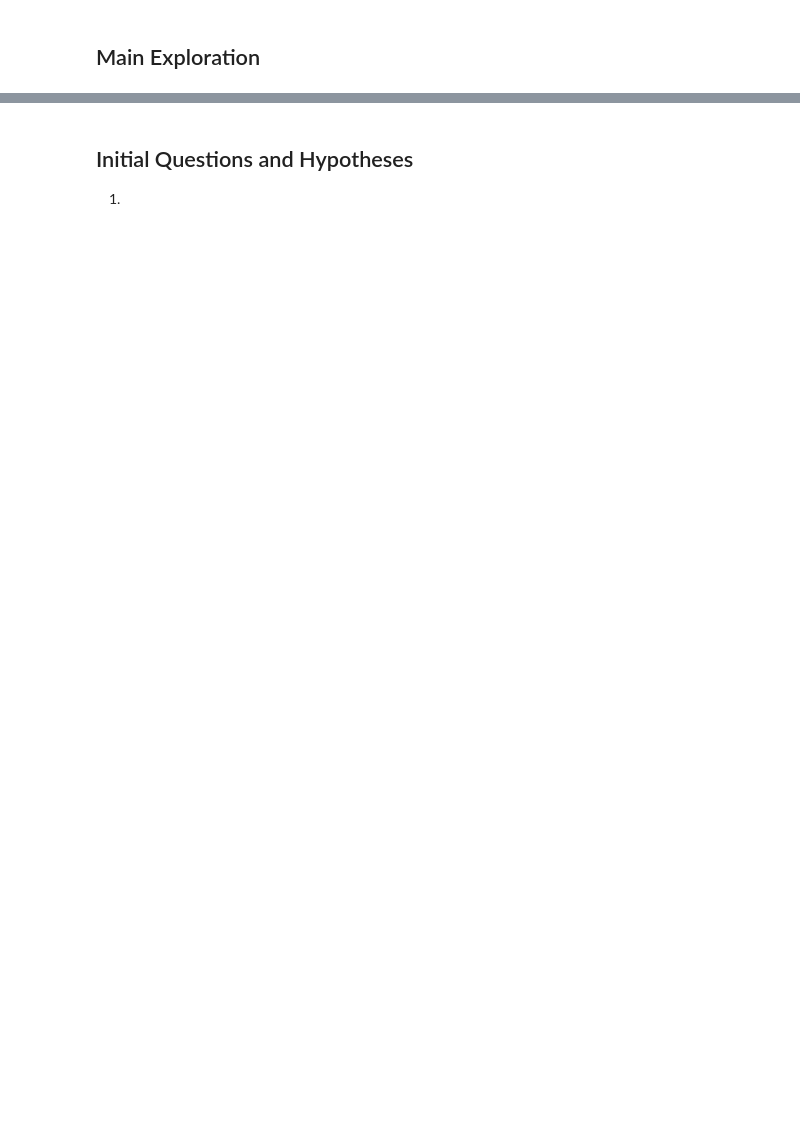
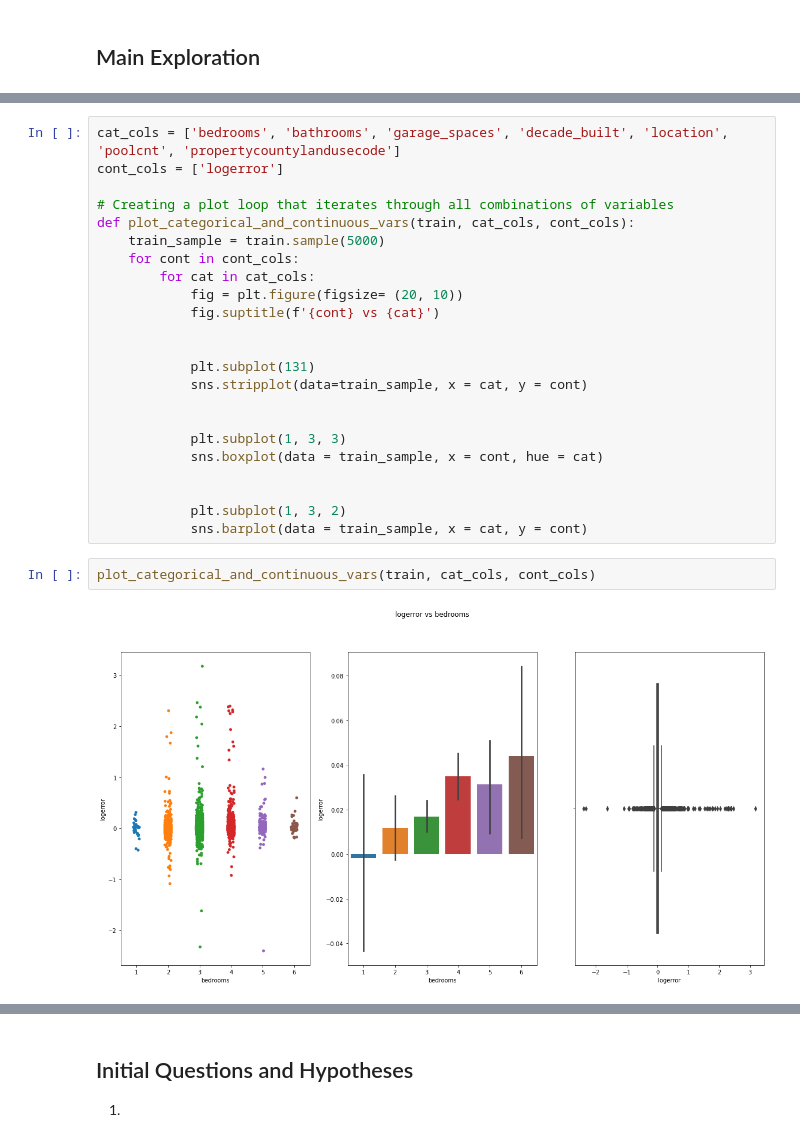
Before and after one commit to SchneemannDavid/clustering_project, a Jupyter notebook: working_notebook_clustering_p.ipynb, the cells around one changed output, grey strips where cells are left out. Saved outputs shown, nothing was run; the diff lists cells and outputs as text; blank space fills up the shorter version.

```diff
--- a/working_notebook_clustering_p.ipynb
+++ b/working_notebook_clustering_p.ipynb
@@ -165,0 +262,27 @@ def plot_categorical_and_continuous_vars(train, cat_cols, cont_cols):
+# %%
+cat_cols = ['bedrooms', 'bathrooms', 'garage_spaces', 'decade_built', 'location', 'poolcnt', 'propertycountylandusecode']
+cont_cols = ['logerror']
+
+# Creating a plot loop that iterates through all combinations of variables
+def plot_categorical_and_continuous_vars(train, cat_cols, cont_cols):
+    train_sample = train.sample(5000)
+    for cont in cont_cols:
+        for cat in cat_cols:
+            fig = plt.figure(figsize= (20, 10))
+            fig.suptitle(f'{cont} vs {cat}')
+
+
+            plt.subplot(131)
+            sns.stripplot(data=train_sample, x = cat, y = cont)
+
+
+            plt.subplot(1, 3, 3)
+            sns.boxplot(data = train_sample, x = cont, hue = cat)
+
+
+            plt.subplot(1, 3, 2)
+            sns.barplot(data = train_sample, x = cat, y = cont)
+# %%
+plot_categorical_and_continuous_vars(train, cat_cols, cont_cols)
+# %% [output]
+[figure, added]
```
Also changed, not shown: parts of 40 cells of this notebook, 3 other files.
